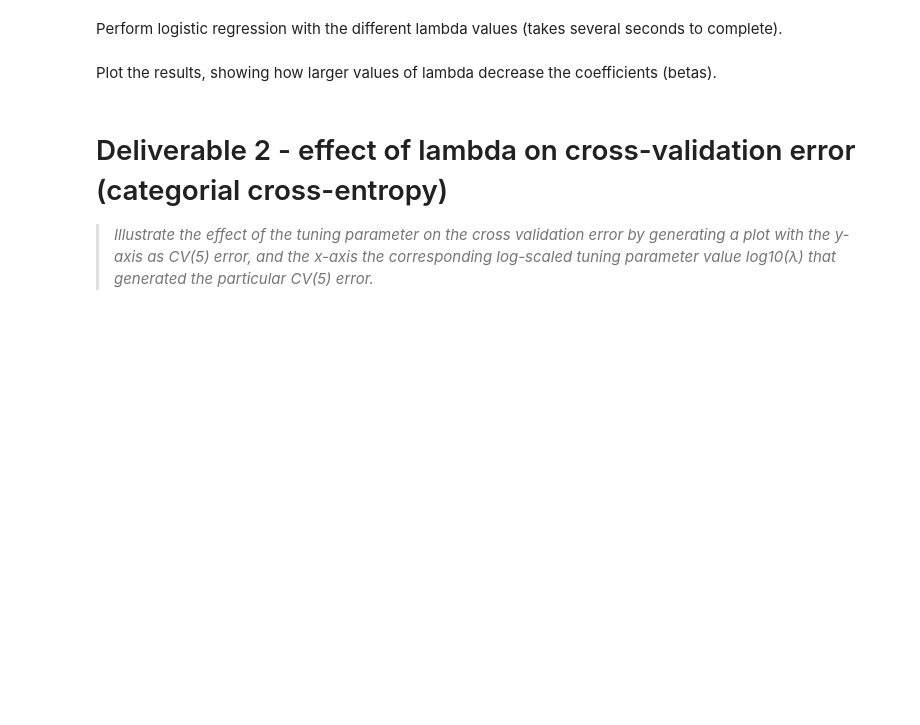
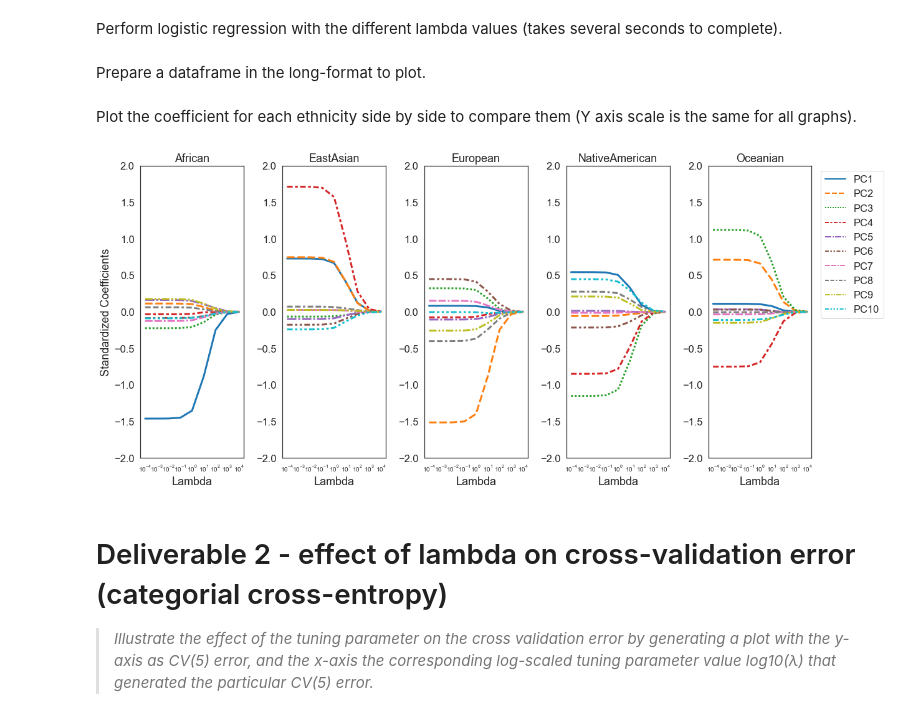
Before and after one commit to fau-masters-collected-works-cgarbin/regression-no-libraries, a Jupyter notebook: logistic_regression.ipynb, the cells around one changed output. Saved outputs shown, nothing was run; the diff lists cells and outputs as text; code cells hidden in the pictures; blank space fills up the shorter version.

Commit message:
Logistic regressoion: add graph for coefficients by class

```diff
--- a/logistic_regression.ipynb
+++ b/logistic_regression.ipynb
@@ -49,7 +49,7 @@ Constants used in the experiments.
 # %%
 LAMBDAS_TO_TEST = [1e-4, 1e-3, 1e-2, 1e-1, 1e0, 1e1, 1e2, 1e3, 1e4]
 NUM_TESTS = len(LAMBDAS_TO_TEST)
-LR = 0.0001
+LR = 0.00001
 NUM_FOLDS = 5
 # %% [markdown]
 Read the dataset and prepare it by encoding categorical columns, standardizing if asked to do so. Note that there is no caching. For a larger dataset we should probably cache it.
@@ -82,6 +82,5 @@ betas = []
 for lmbda in LAMBDAS_TO_TEST:
     x, y, _ = read_dataset(TRAINING_FILE)
     b = logistic.fit(x, y, lr=LR, lmbda=lmbda, iterations=10_000)
-    betas.append(b)
+    # Remove beta0, store only the betas for the classes
+    betas.append(b[1:, :])
-# %% [markdown]
-Plot the results, showing how larger values of lambda decrease the coefficients (betas).
@@ -105,3 +87,38 @@ plot_betas(betas, 'Coefficients x lambda')
+# %% [markdown]
+Prepare a dataframe in the long-format to plot.
+# %%
+df_plot = pd.DataFrame()
+for i, lmbda in enumerate (LAMBDAS_TO_TEST):
+    dfx = pd.DataFrame(betas[i], columns=CLASS_NAMES, index=[FEATURE_NAMES, [lmbda]*len(FEATURE_NAMES)])
+    df_plot = df_plot.append(dfx)
+    dfx_plot = dfx.stack().reset_index()
+
+df_plot = df_plot.stack().reset_index()
+df_plot.columns = ['Feature', 'Lambda', 'Ethnicity', 'Standardized Coefficients']
+# %% [markdown]
+Plot the coefficient for each ethnicity side by side to compare them (Y axis scale is the same for all graphs).
+# %%
+NUM_CLASSES = len(CLASS_NAMES)
+fig, ax = plt.subplots(1, NUM_CLASSES, figsize=(18, 8))
+for i, ethnicity in enumerate(CLASS_NAMES):
+    sns.lineplot(ax=ax[i], y='Standardized Coefficients', x='Lambda',
+                 data=df_plot[df_plot.Ethnicity == ethnicity],
+                 hue='Feature', style='Feature', linewidth=3,
+                 legend=i == NUM_CLASSES-1)
+    ax[i].set_title(ethnicity)
+
+    # Improve y axis: show only once to save space, use the same scale
+    ax[i].axes.set_ylabel('Standardized Coefficients' if i == 0 else '')
+    ax[i].set_ylim(-2, 2)
+
+    # Improve x axis: log scale, show all tick values (with smaller font)
+    ax[i].set_xscale('log')
+    ax[i].set_xticks(LAMBDAS_TO_TEST)
+    ax[i].tick_params(axis='x', which='major', labelsize=10)
+plt.legend(bbox_to_anchor=(1.04, 1), loc='upper left')
+plt.tight_layout()
+# %% [output]
+[figure, added]
 # %% [markdown]
 # Deliverable 2 - effect of lambda on cross-validation error (categorial cross-entropy)
 
```
Also changed, not shown: parts of 1 cell of this notebook.
